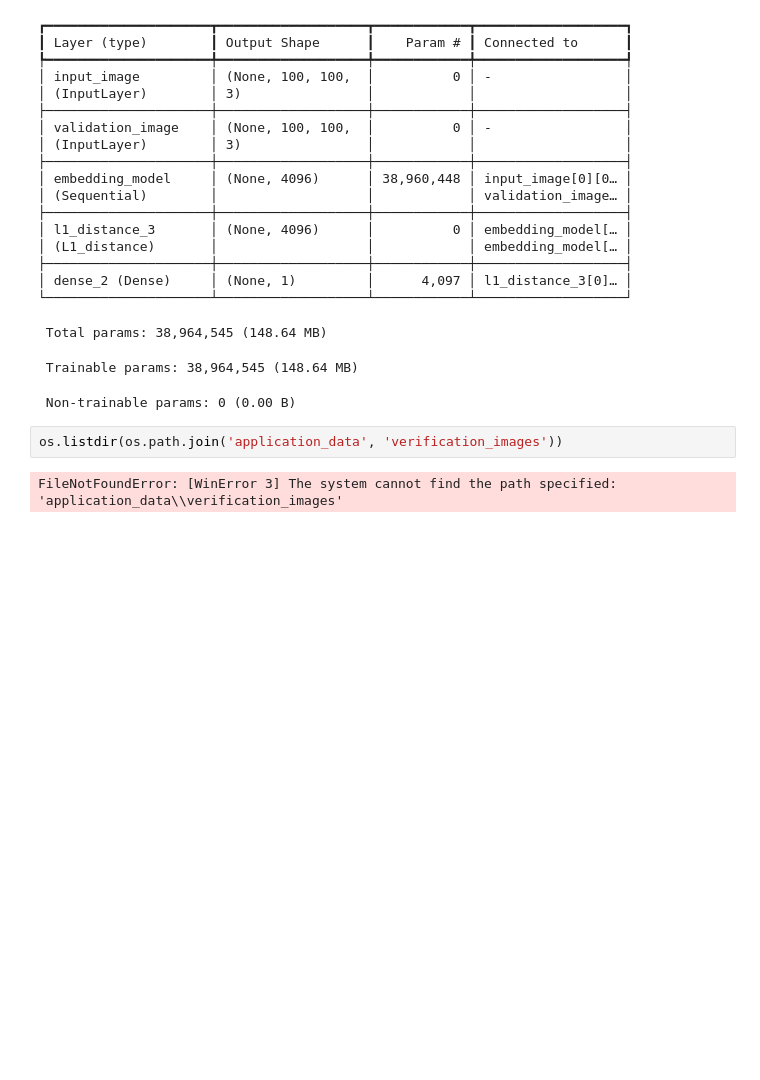
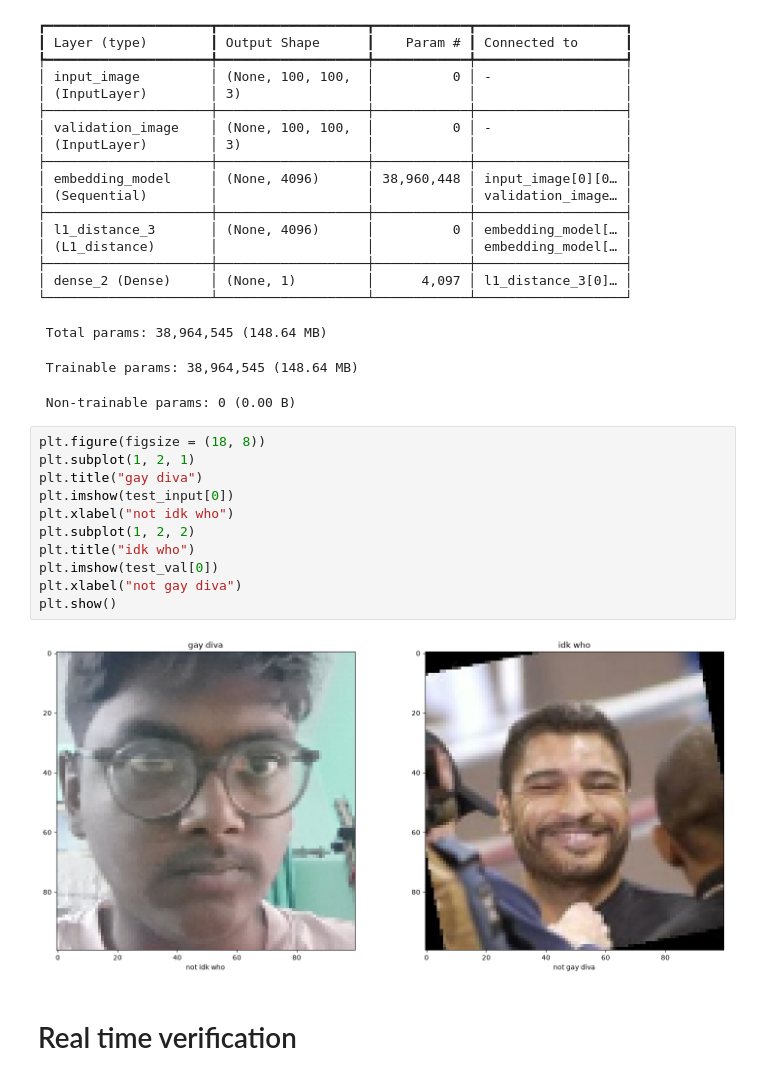
Before and after one commit to rottenambrosia/Facial-Recognition-using-Convolutional-Siamese-Networks, a Jupyter notebook: notebook.ipynb, the cells around one changed output. Cells and saved outputs as stored; diff of their text form; blank space fills up the shorter version.

```diff
--- a/notebook.ipynb
+++ b/notebook.ipynb
@@ -626,6 +618,17 @@ Model: "siamese_net"
  Trainable params: 38,964,545 (148.64 MB)
  Non-trainable params: 0 (0.00 B)
 # %%
-os.listdir(os.path.join('application_data', 'verification_images'))
+plt.figure(figsize = (18, 8))
+plt.subplot(1, 2, 1)
+plt.title("gay diva")
+plt.imshow(test_input[0])
+plt.xlabel("not idk who")
+plt.subplot(1, 2, 2)
+plt.title("idk who")
+plt.imshow(test_val[0])
+plt.xlabel("not gay diva")
+plt.show()
 # %% [output]
-FileNotFoundError: [WinError 3] The system cannot find the path specified: 'application_data\\verification_images'
+[figure, added]
+# %% [markdown]
+# Real time verification
```
Also changed, not shown: parts of 21 cells of this notebook.
